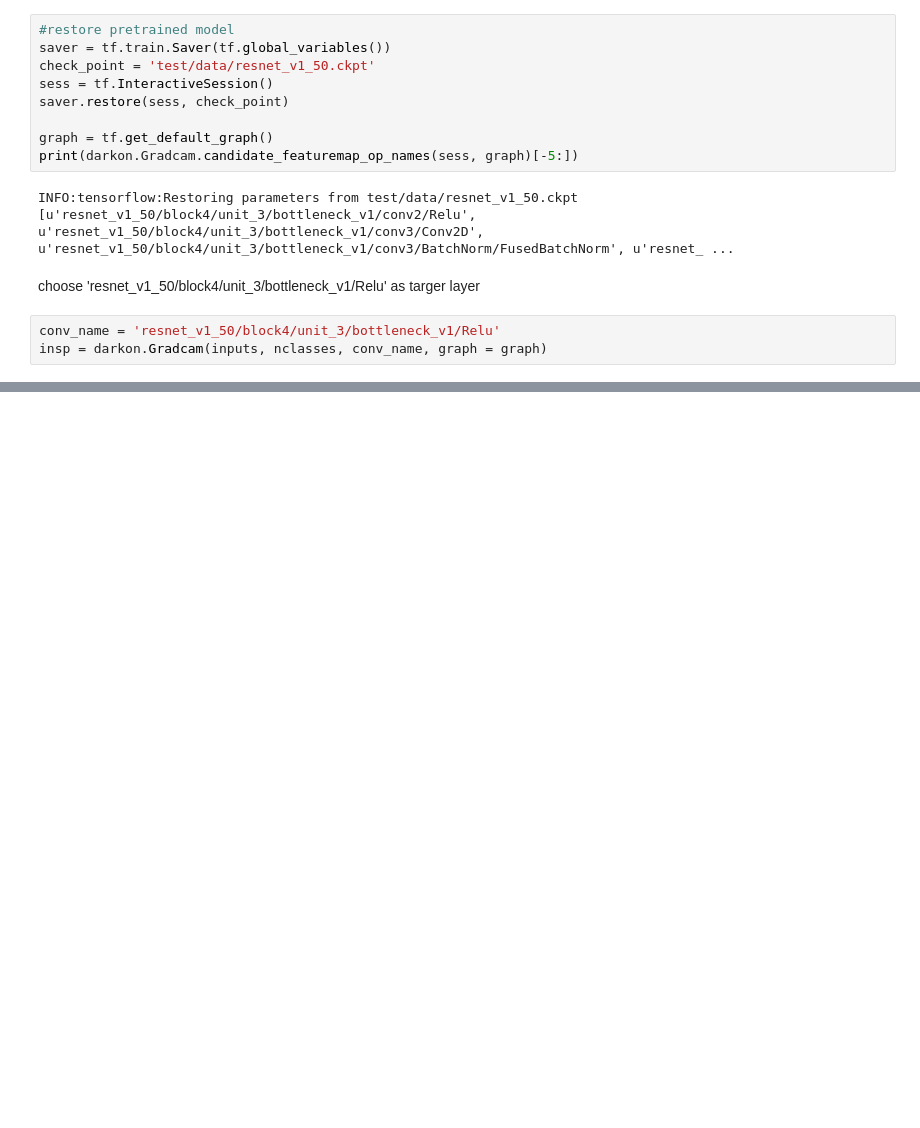
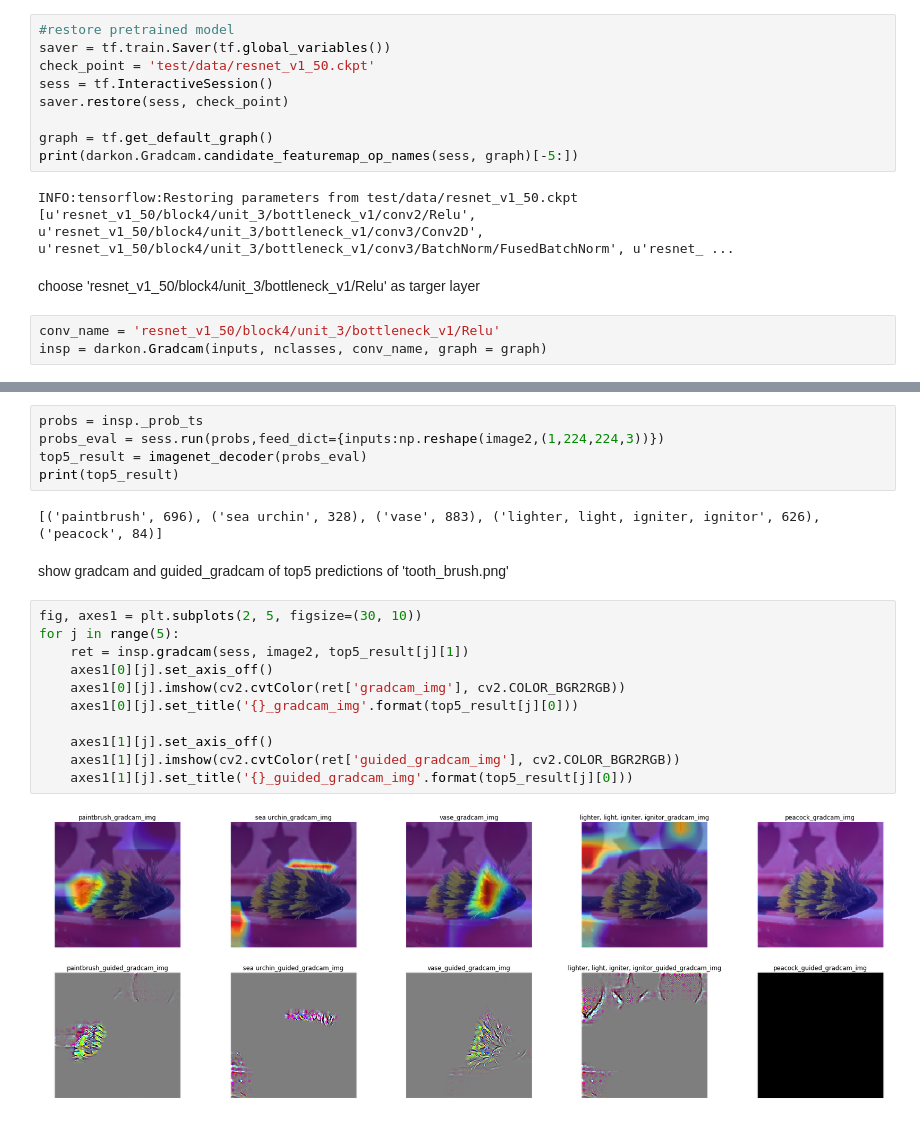
Before and after one commit to darkonhub/darkon-examples, a Jupyter notebook: gradcam/GradcamDemo.ipynb, the cells around one changed output, grey strips where cells are left out. Cells and saved outputs as stored; diff of their text form; blank space fills up the shorter version.

```diff
--- a/gradcam/GradcamDemo.ipynb
+++ b/gradcam/GradcamDemo.ipynb
@@ -93,0 +121,22 @@ for j in range(5):
+# %%
+probs = insp._prob_ts
+probs_eval = sess.run(probs,feed_dict={inputs:np.reshape(image2,(1,224,224,3))})
+top5_result = imagenet_decoder(probs_eval)
+print(top5_result)
+# %% [output]
+[('paintbrush', 696), ('sea urchin', 328), ('vase', 883), ('lighter, light, igniter, ignitor', 626), ('peacock', 84)]
+# %% [markdown]
+show gradcam and guided_gradcam of top5 predictions of 'tooth_brush.png'
+# %%
+fig, axes1 = plt.subplots(2, 5, figsize=(30, 10))
+for j in range(5):
+    ret = insp.gradcam(sess, image2, top5_result[j][1])
+    axes1[0][j].set_axis_off()
+    axes1[0][j].imshow(cv2.cvtColor(ret['gradcam_img'], cv2.COLOR_BGR2RGB))
+    axes1[0][j].set_title('{}_gradcam_img'.format(top5_result[j][0]))
+
+    axes1[1][j].set_axis_off()
+    axes1[1][j].imshow(cv2.cvtColor(ret['guided_gradcam_img'], cv2.COLOR_BGR2RGB))
+    axes1[1][j].set_title('{}_guided_gradcam_img'.format(top5_result[j][0]))
+# %% [output]
+[figure, added]
```
Also changed, not shown: parts of 12 cells of this notebook, 3 other files.
